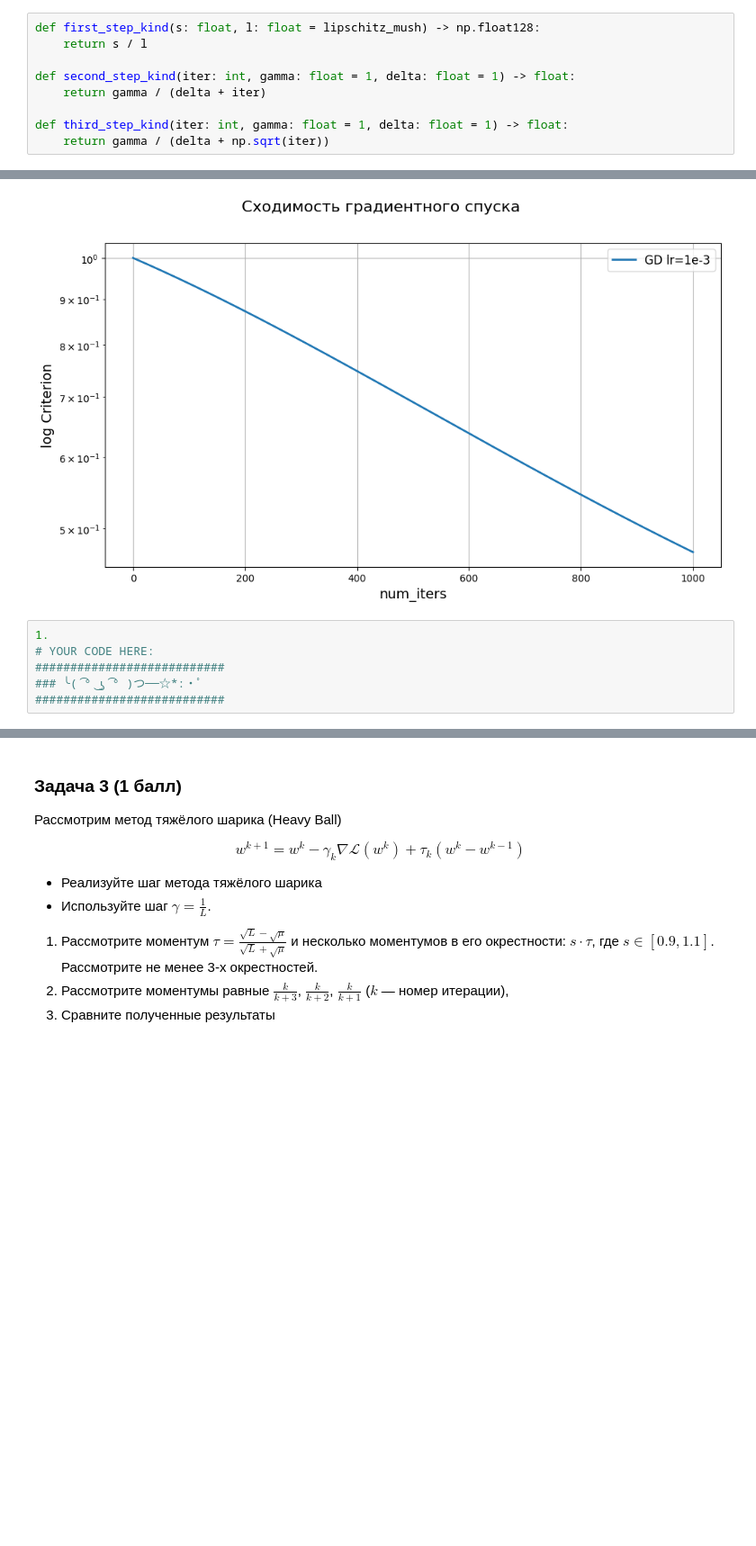
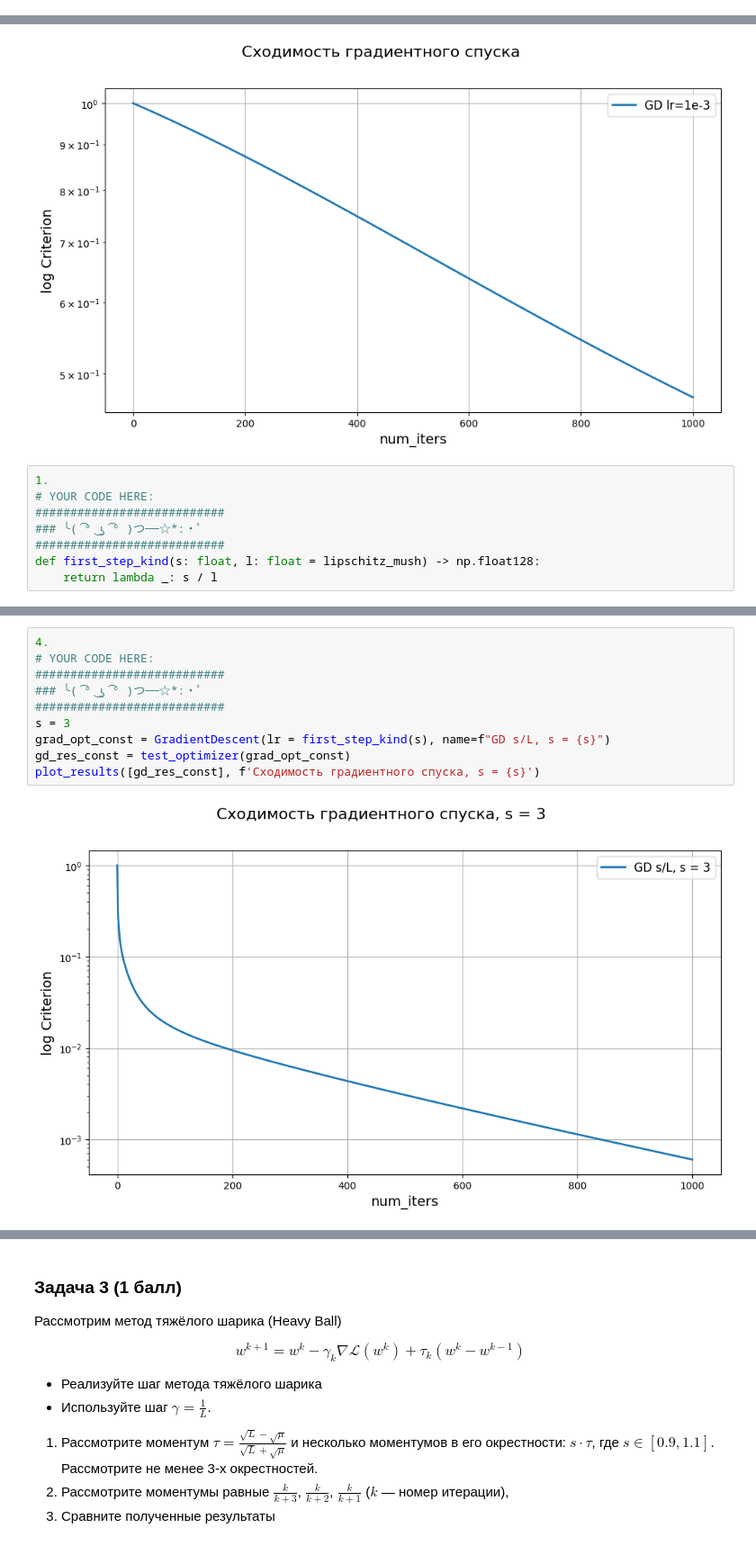
Before and after one commit to Krage56/ml_isp_intro, a Jupyter notebook: hw/hw3/ISP_HW3_LogReg_Opt_HPO.ipynb, the cells around one changed output, grey strips where cells are left out. Shown at 90% size. Cells and saved outputs as stored; diff of their text form; blank space fills up the shorter version.

```diff
--- a/hw/hw3/ISP_HW3_LogReg_Opt_HPO.ipynb
+++ b/hw/hw3/ISP_HW3_LogReg_Opt_HPO.ipynb
@@ -466,12 +466,3 @@ class GradientDescent(ManualSolver):
         g = self.lr(k)
         new_w = w - g * grad_f
         return new_w
-# %%
-def first_step_kind(s: float, l: float = lipschitz_mush) -> np.float128:
-    return s / l
-
-def second_step_kind(iter: int, gamma: float = 1, delta: float = 1) -> float:
-    return gamma / (delta + iter)
-
-def third_step_kind(iter: int, gamma: float = 1, delta: float = 1) -> float:
-    return gamma / (delta + np.sqrt(iter))
@@ -494,6 +478,8 @@ plot_results([gd_res_baseline], 'Cходимость градиентного с
 ###########################
 ### ╰( ͡° ͜ʖ ͡° )つ──☆*:・ﾟ
 ###########################
+def first_step_kind(s: float, l: float = lipschitz_mush) -> np.float128:
+    return lambda _: s / l
 # %%
 2.
 # YOUR CODE HERE:
@@ -523,0 +519,12 @@ best_final_gd_res = # put best output here
+# %%
+4.
+# YOUR CODE HERE:
+###########################
+### ╰( ͡° ͜ʖ ͡° )つ──☆*:・ﾟ
+###########################
+s = 3
+grad_opt_const = GradientDescent(lr = first_step_kind(s), name=f"GD s/L, s = {s}")
+gd_res_const = test_optimizer(grad_opt_const)
+plot_results([gd_res_const], f'Сходимость градиентного спуска, s = {s}')
+# %% [output]
+[figure, added]
```
Also changed, not shown: parts of 13 cells of this notebook.
